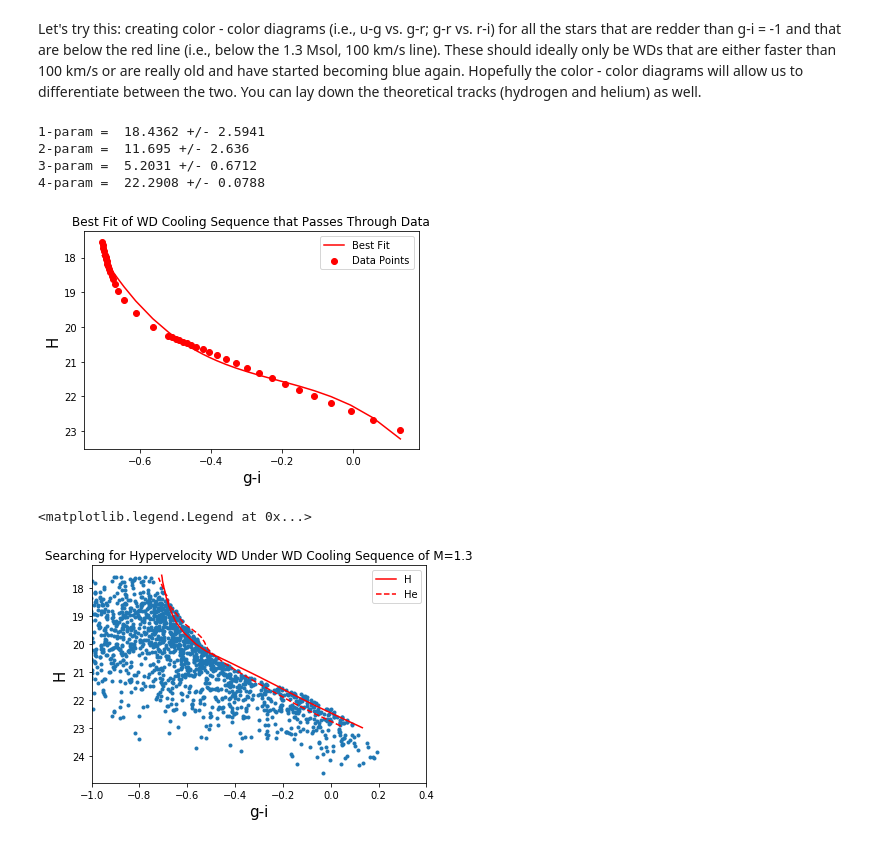
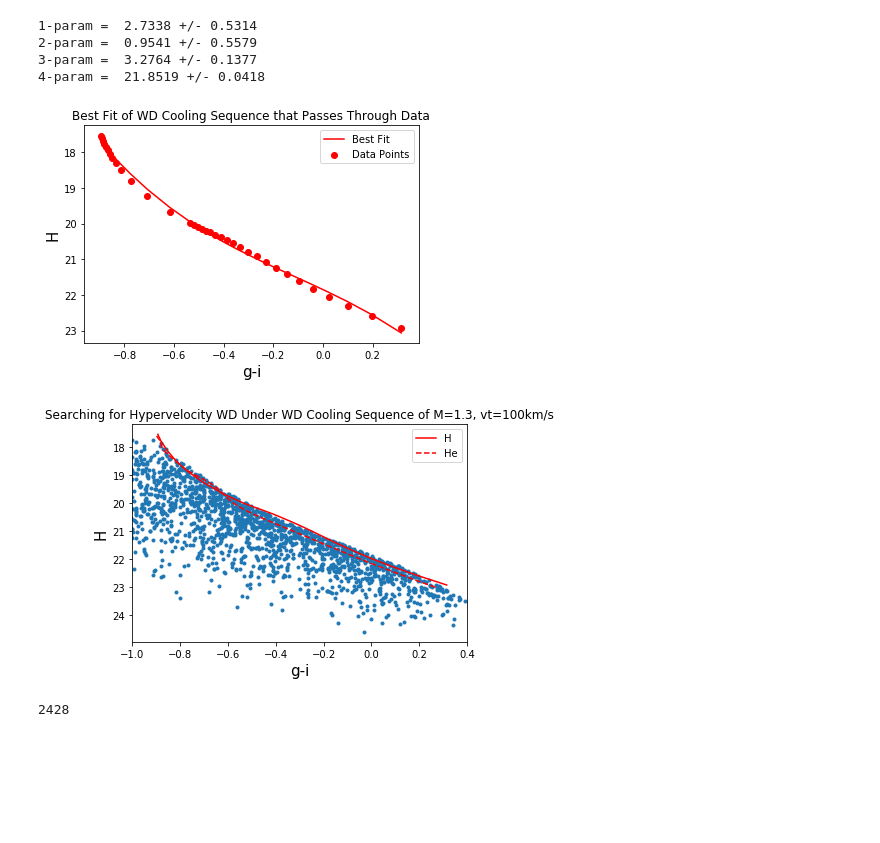
Before and after one commit to fatimargz/Search_Hypervelocity_WD_Stars, a Jupyter notebook: GPS1_HypervelocityWD_Research_2020.ipynb, the cells around one changed output. Cells and saved outputs as stored; diff of their text form; code cells hidden in the pictures; blank space fills up the shorter version.

```diff
--- a/GPS1_HypervelocityWD_Research_2020.ipynb
+++ b/GPS1_HypervelocityWD_Research_2020.ipynb
@@ -70,15 +89,17 @@ vt100 = 100*0.210805 #au
 vt300 = 300*0.210805
 vt1000 = 1000*0.21080
 # %%
-#For WD Cooling Sequence Data
+#For WD Cooling Sequence Data, df
 def WD(df):
-    df["g-i"] = df["g.2"] - df["i.1"]
-    df["g-r"] =  df["g.2"] - df["r.1"]
+    df["g-i"] = df["g.1"] - df["i.1"]
+    df["g-r"] =  df["g.1"] - df["r.1"]
     df["r-z"] = df["r.1"] - df["z.1"]
+    df["r-i"] = df["r.1"] - df["i.1"]
+    df["i-z"] = df["i.1"] - df["z.1"]
     #Calculating reduce proper motion for different transverse velocities
-    df["rpm_100"] = df["g.2"] + 5*np.log10(vt100)
-    df["rpm_1000"] = df["g.2"] + 5*np.log10(vt1000)
-    df["rpm_300"] = df["g.2"] + 5*np.log10(vt300)
+    df["rpm_100"] = df["g.1"] + 5*np.log10(vt100)
+    df["rpm_1000"] = df["g.1"] + 5*np.log10(vt1000)
+    df["rpm_300"] = df["g.1"] + 5*np.log10(vt300)
     return df
 # %%
 #WD Cooling Sequence (these are all data frames)
@@ -165,15 +186,15 @@ def rpm_diagram(df, caption, title):
     plt.savefig(title,bbox_inches="tight")
     plt.show()
 # %%
-## Query Made for table (23)
-# SELECT TOP 250000 obj_id, ra, dec, e_ra, e_dec, pmra, e_pmra, pmde, e_pmde, magg, magr, e_magg, magi, e_magi
-# FROM gps1.main
-# WHERE magg BETWEEN 18 and 25
-# AND (magg-magi)<0.4
-# AND (SQRT(POWER(pmra*3600,2)+POWER(pmde*3600,2)))>0.07
-# AND ((POWER(5/LOG(10),2)*(POWER(pmra*3600,2)*POWER(e_pmra*3600,2)+POWER(pmde*3600,2)*POWER(e_pmde*3600,2))/((POWER(pmra*3600,4)+POWER(pmra*3600,2)*POWER(pmde*3600,2)*2 + POWER(pmde*3600,4))+POWER(e_magg,2)))/POWER(5+5*LOG10(SQRT(POWER(pmra*3600,2)+POWER(pmde*3600,2)))+magg,2))<.01
-# AND (5+5*LOG10(SQRT(POWER(pmra*3600,2)+POWER(pmde*3600,2)))+magg) BETWEEN 17.6 and 24.6
+# Query used to create table (23) in GPS1 Proper Motion Catalog; Reference [2] in README
+## SELECT TOP 250000 obj_id, ra, dec, e_ra, e_dec, pmra, e_pmra, pmde, e_pmde, magg, magr, e_magg, magi, e_magi,magz, e_magz
+## FROM gps1.main
+## WHERE magg BETWEEN 18 and 25
+## AND (magg-magi)<0.4
+## AND (SQRT(POWER(pmra*3600,2)+POWER(pmde*3600,2)))>0.07
+## AND ((POWER(5/LOG(10),2)*(POWER(pmra*3600,2)*POWER(e_pmra*3600,2)+POWER(pmde*3600,2)*POWER(e_pmde*3600,2))/((POWER(pmra*3600,4)+POWER(pmra*3600,2)*POWER(pmde*3600,2)*2 + POWER(pmde*3600,4))+POWER(e_magg,2)))/POWER(5+5*LOG10(SQRT(POWER(pmra*3600,2)+POWER(pmde*3600,2)))+magg,2))<.01
+## AND (5+5*LOG10(SQRT(POWER(pmra*3600,2)+POWER(pmde*3600,2)))+magg) BETWEEN 17.6 and 24.6
 
-df1 = pd.read_csv('table (23).csv') #most recent table
-df2 = rpm_diagram(df1, r'Query Conditions: $\frac{Herr}{H}<0.1$, 18<gmag<25, (g-i)<0.4, 17.6<H<24.6, mu>0.07 arc/yr', 'PM_Diagram_Updated.png')
+df1 = pd.read_csv('GPS1_Query_Data.csv')
+a = rpm_diagram(df1, r'Query Conditions: $\frac{Herr}{H}<0.1$, 18<gmag<25, (g-i)<0.4, 17.6<H<24.6, mu>0.07 arc/yr', 'PM_Diagram_Updated.png')
 # %% [output]
@@ -181,3 +202 @@ df2 = rpm_diagram(df1, r'Query Conditions: $\frac{Herr}{H}<0.1$, 18<gmag<25, (g-
-# %% [markdown]
-Let's try this: creating color - color diagrams (i.e., u-g vs. g-r; g-r vs. r-i) for all the stars that are redder than g-i = -1 and that are below the red line (i.e., below the 1.3 Msol, 100 km/s line).  These should ideally only be WDs that are either faster than 100 km/s or are really old and have started becoming blue again.  Hopefully the color - color diagrams will allow us to differentiate between the two.  You can lay down the theoretical tracks (hydrogen and helium) as well.
 # %%
@@ -189,6 +211,8 @@ def WD_fit_func(x,a, b, c, d):
     return y
 # %%
 # For Hydrogen
+#popt = parameters
+#pcov = covariance matrix
 popt, pcov = curve_fit(WD_fit_func, H13_filtered["g-i"], H13_filtered["rpm_100"])
 perr = np.sqrt(np.diag(pcov)) #parameter uncertainty
 for i in range(len(popt)):
@@ -197,10 +221,10 @@ for i in range(len(popt)):
 # For Helium
 popthe, pcovhe = curve_fit(WD_fit_func, He13_filtered["g-i"], He13_filtered["rpm_100"])
 
-f = WD_fit_func(H13_filtered["g-i"],*popt)
-fe = WD_fit_func(He13_filtered["g-i"],*popt)
+f = WD_fit_func(H13_filtered["g-i"],*popt) #Expected Points for hydrogen
+fe = WD_fit_func(He13_filtered["g-i"],*popt) #Expected Points for helium
 plt.scatter(H13_filtered["g-i"], H13_filtered["rpm_100"],c='r',label='Data Points')
-plt.plot(H13_filtered["g-i"],f,c='r',label='Best Fit')
+plt.plot(H13_filtered["g-i"],f,c='r',label='Best Fit') #
 plt.gca().invert_yaxis()
 plt.title('Best Fit of WD Cooling Sequence that Passes Through Data')
 plt.ylabel('H', size=15)
@@ -208,24 +232,31 @@ plt.xlabel('g-i',size=15)
 plt.legend()
 plt.show()
 # %% [output]
-1-param =  18.4362 +/- 2.5941
-2-param =  11.695 +/- 2.636
-3-param =  5.2031 +/- 0.6712
-4-param =  22.2908 +/- 0.0788
+1-param =  2.7338 +/- 0.5314
+2-param =  0.9541 +/- 0.5579
+3-param =  3.2764 +/- 0.1377
+4-param =  21.8519 +/- 0.0418
-[figure, old version]
+[figure, new version]
 # %%
-df1["f for rpm_300"] = WD_fit_func(df1["g-i"],*popt)
-df1_filtered = df1[df1["reduced proper motion"] > df1["f for rpm_300"]]
+#creating column with expected reduced proper motion values from best fit
+df1["f for rpm_100"] = WD_fit_func(df1["g-i"],*popt)
+#filtering the points below the fit
+df1_filtered = df1[df1["reduced proper motion"] > df1["f for rpm_100"]]
 # %%
 plt.plot(df1_filtered["g-i"],df1_filtered["reduced proper motion"],'.')
 plt.plot(H13_filtered["g-i"],H13_filtered["rpm_100"],label='H',c='r')
 plt.plot(He13_filtered["g-i"],He13_filtered["rpm_100"],linestyle='--',label='He',c='r')
 plt.gca().invert_yaxis()
-plt.title('Searching for Hypervelocity WD Under WD Cooling Sequence of M=1.3')
+plt.title('Searching for Hypervelocity WD Under WD Cooling Sequence of M=1.3, vt=100km/s')
 plt.ylabel('H',size=15)
 plt.xlabel('g-i',size=15)
 plt.xlim(-1,0.4)
 plt.legend()
+plt.show()
 # %% [output]
-<matplotlib.legend.Legend at 0x...>
-[figure, old version]
+[figure, new version]
+# %%
+total_under_curve100 = len(df1_filtered)
+total_under_curve100
+# %% [output]
+2428
```
Also changed, not shown: parts of 20 cells of this notebook.
